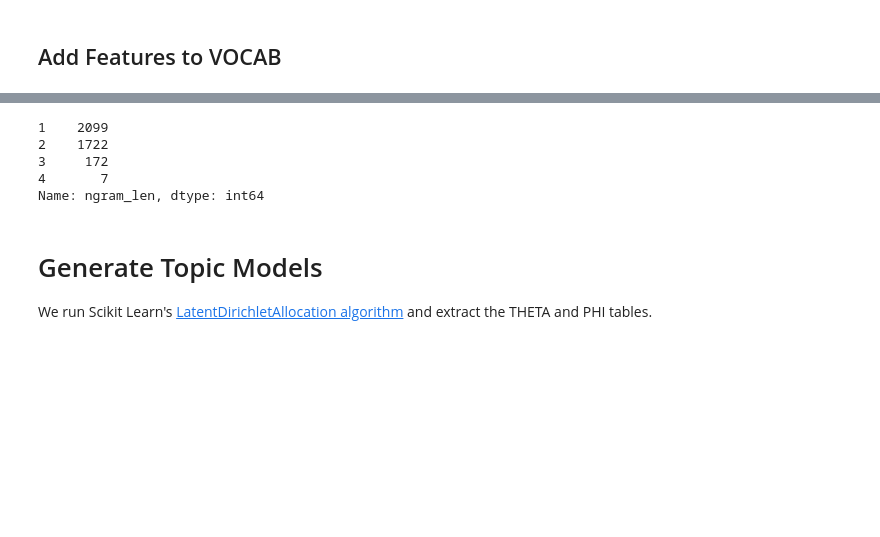
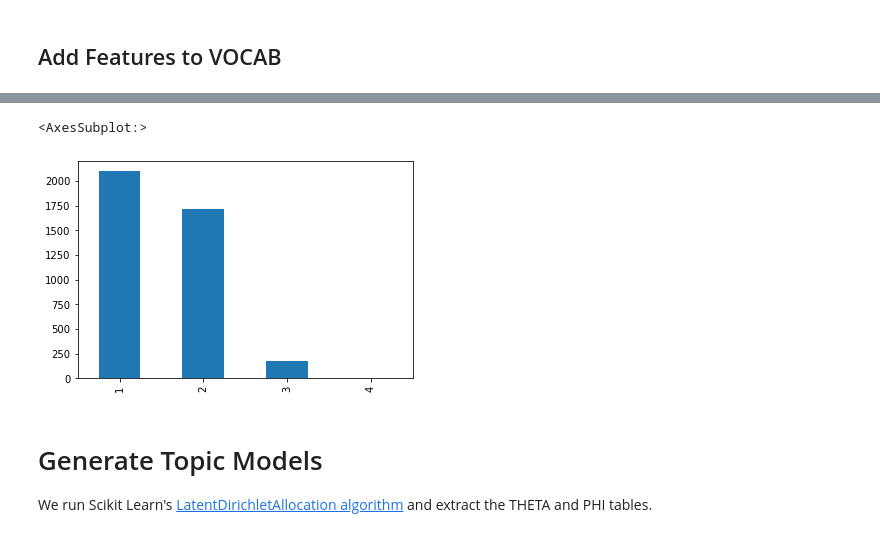
Before and after one commit to ontoligent/TAPI_Topic_Models, a Jupyter notebook: 01-SciKitLearn.ipynb, the cells around one changed output, grey strips where cells are left out. Cells and saved outputs as stored; diff of their text form; code cells hidden in the pictures; blank space fills up the shorter version.

```diff
--- a/01-SciKitLearn.ipynb
+++ b/01-SciKitLearn.ipynb
@@ -163,11 +205,8 @@ db.VOCAB['tfidf_mean'] = db.TFIDF.mean()
 # %%
-db.VOCAB.ngram_len.value_counts()
+db.VOCAB.ngram_len.value_counts().plot.bar()
 # %% [output]
-1    2099
-2    1722
-3     172
-4       7
-Name: ngram_len, dtype: int64
+<AxesSubplot:>
+[figure, added]
 # %% [markdown]
 # Generate Topic Models
 
```
Also changed, not shown: parts of 10 cells of this notebook.
